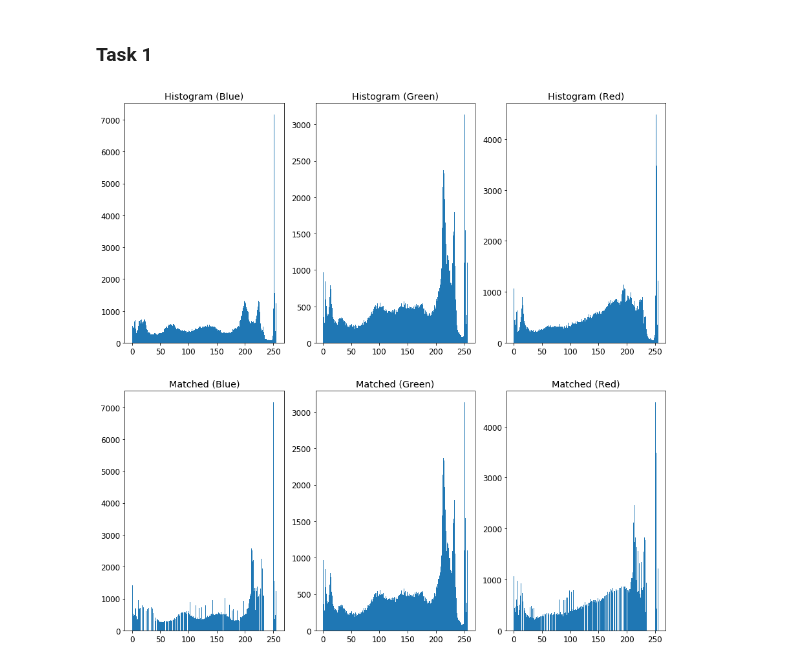
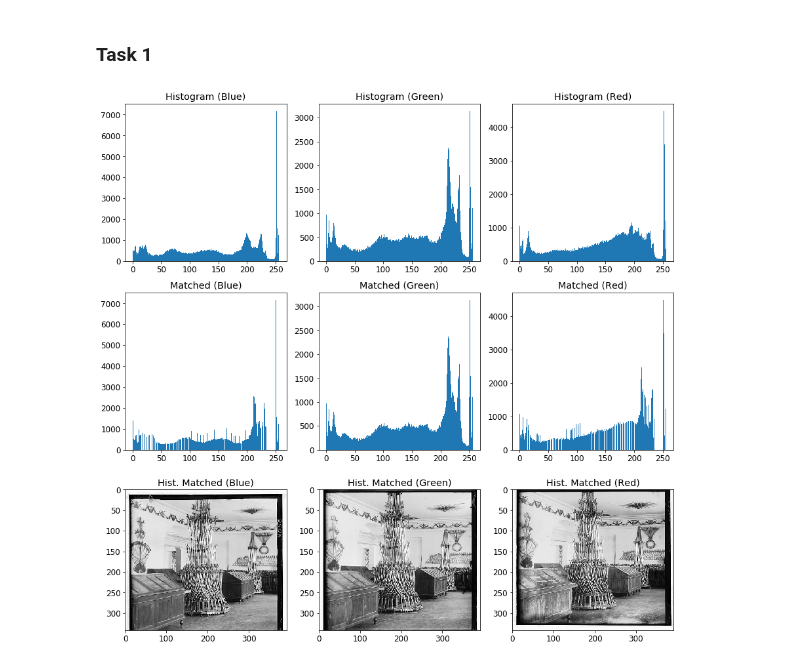
Before and after one commit to icecreambean/COMP9517, a Jupyter notebook: a1/z5075018_a1.ipynb, the cells around one changed output. Saved outputs shown, nothing was run; the diff lists cells and outputs as text; code cells hidden in the pictures.

```diff
--- a/a1/z5075018_a1.ipynb
+++ b/a1/z5075018_a1.ipynb
@@ -92,7 +92,7 @@ def _nccBestValue(metric_result): # correlation == 1, gives perfect match
     return best_index
 
 #####################################################
-# comparison logic: doesn't work as expected
+# comparison logic: doesn't work as expected. Why?
 # TM_SQDIFF, TM_SQDIFF_NORMED, TM_CCORR, TM_CCORR_NORMED, TM_CCOEFF, TM_CCOEFF_NORMED
 def _matchTemplateCv2(mt_img, mt_template, cv_method=cv2.TM_SQDIFF_NORMED):
     mt_result = cv2.matchTemplate(mt_img, mt_template, cv_method)
@@ -144,61 +144,69 @@ def _getOffsetImage(img, temp, offset_r, offset_c):
 # perform image alignment
 def alignComponents(b,g,r):
     # assume g == template (most accurately sliced)
-    bord_r = int(g.shape[0]/2)
-    bord_c = int(g.shape[1]/2)
+    divisor = 16   # original method used: divisor=2
+    bord_r = int(g.shape[0]/divisor)
+    bord_c = int(g.shape[1]/divisor)
     g_new = cv2.copyMakeBorder(g, bord_r, bord_r, bord_c, bord_c, cv2.BORDER_CONSTANT)#, value=255)
+    print("Border: nrow={}, ncol={}".format(bord_r, bord_c))
 
     # compare: r,b <--> g (template)
     r_time = time.time()
     print("Running mt() on (r,g)")
     r_offset_row, r_offset_col = _matchTemplate(r, g_new)   # <--[MODIFIABLE PARAM]
     print(" * [Done]: took {} seconds.".format(time.time() - r_time))
 
     b_time = time.time()
     print("Running mt() on (b,g)")
     b_offset_row, b_offset_col = _matchTemplate(b, g_new)
     print(" * [Done]: took {} seconds.".format(time.time() - r_time))
+    return (b_offset_row, b_offset_col), g_new, (r_offset_row, r_offset_col), (bord_r, bord_c)
+
+# hacked off this subfunction from alignComponents() to allow for histogram matching injection
+def applyAlignment(b,r, b_offsets,r_offsets):
+    r_offset_row, r_offset_col = r_offsets
+    b_offset_row, b_offset_col = b_offsets
 
     print("Red  offset: row={}, col={}".format(r_offset_row, r_offset_col))
     print("Blue offset: row={}, col={}".format(b_offset_row, b_offset_col))
     r_new = _getOffsetImage(r, g_new, r_offset_row, r_offset_col)
     b_new = _getOffsetImage(b, g_new, b_offset_row, b_offset_col)
 
-    return b_new, g_new, r_new
-    #img_out = cv2.merge((b_new,g_new,r_new))
-    #return img_out
+    return b_new, r_new
 
 #####################################################
 # get image components
 DIRECTORY = 'DataSamples'
 fp = os.path.join(DIRECTORY, 's3.jpg')                  # <--[MODIFIABLE PARAM]
 b,g,r = getImageComponents(fp)
 
-# plot histograms
-if True:                                               # <--[MODIFIABLE PARAM]
-    nr = 2
-    nc = 3
+# apply histogram matching
+nr = 3
+nc = 3
 
-    label_comps = ['Blue', 'Green', 'Red']
-    img_comps = [b,g,r]
-    for i in range(3):
-        plt.subplot(nr,nc,i+1)
-        plt.title('Histogram ({})'.format(label_comps[i]))
-        plt.hist(img_comps[i].ravel(), 256, [0,256])
+label_comps = ['Blue', 'Green', 'Red']
+img_comps = [b,g,r]
+for i in range(3):
+    plt.subplot(nr,nc,i+1)
+    plt.title('Histogram ({})'.format(label_comps[i]))
+    plt.hist(img_comps[i].ravel(), 256, [0,256])
 
-        b_mh = histMatch(b, g)
-        r_mh = histMatch(r, g)
+    b_mh = histMatch(b, g)
+    r_mh = histMatch(r, g)
 
-    img_comps = [b_mh,g,r_mh]
-    for i in range(3):
-        plt.subplot(nr,nc,i+4)
-        plt.title('Matched ({})'.format(label_comps[i]))
-        plt.hist(img_comps[i].ravel(), 256, [0,256])
+img_comps = [b_mh,g,r_mh]
+for i in range(3):
+    plt.subplot(nr,nc,i+4)
+    plt.title('Matched ({})'.format(label_comps[i]))
+    plt.hist(img_comps[i].ravel(), 256, [0,256])
+    plt.subplot(nr,nc,i+7)
+    plt.title('Hist. Matched ({})'.format(label_comps[i]))
+    plt.imshow(img_comps[i], cmap=plt.get_cmap('gray'))
 
-    b = b_mh # test only
-    r = r_mh
+#b = b_mh # test only
+#r = r_mh
 # %% [output]
-[figure, old version]
+[figure, new version]
 # %%
 # RESULTS: generate & plot aligned image
 original_img = cv2.merge((b,g,r))
```
Also changed, not shown: parts of 8 cells of this notebook, 5 other files.
